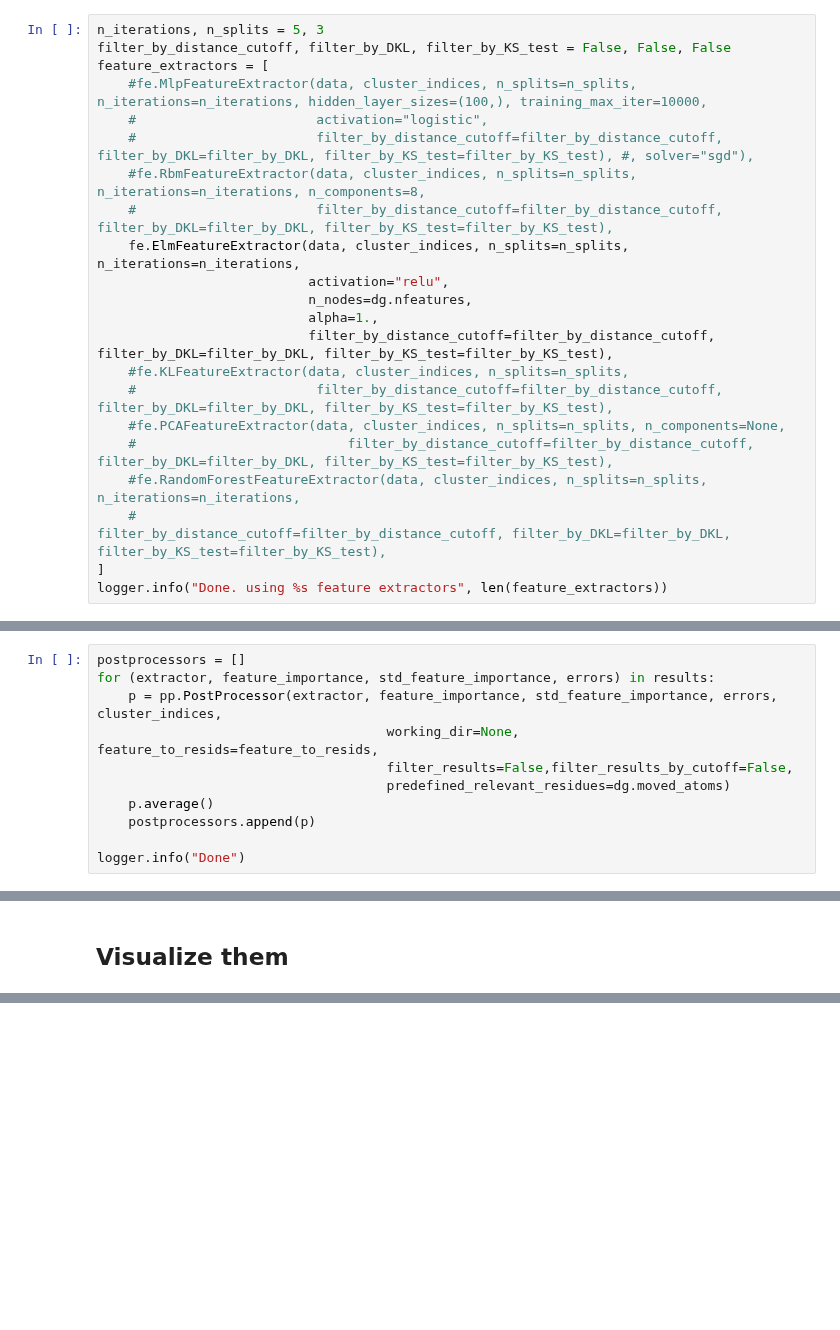
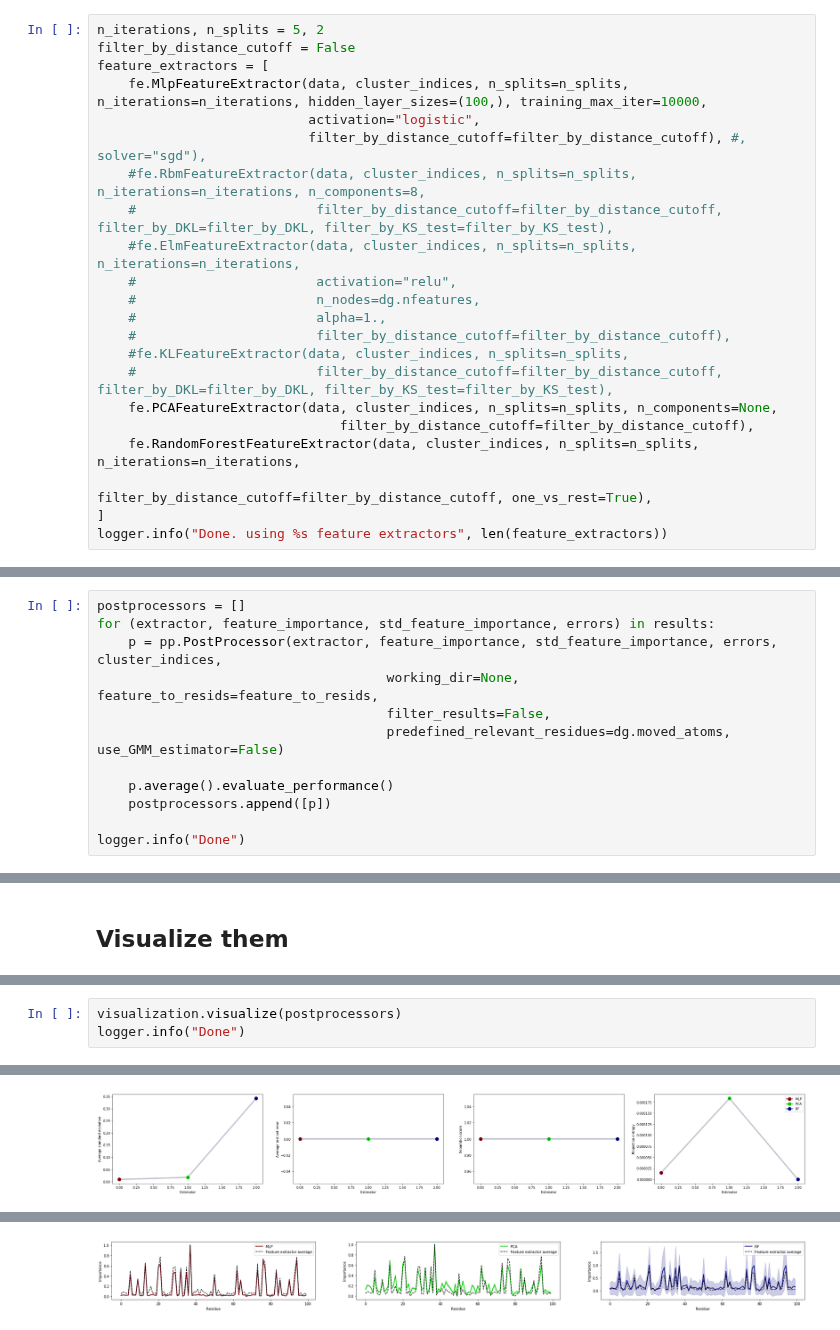
Before and after one commit to mkasimova/Neural.Network.Relevance.Propagation, a Jupyter notebook: random_data.ipynb, the cells around one changed output, grey strips where cells are left out. Drawn from its saved outputs; the diff is of its cells as text; blank space fills up the shorter version.

```diff
--- a/random_data.ipynb
+++ b/random_data.ipynb
@@ -44,25 +57,25 @@ AttributeError: 'DataGenerator' object has no attribute 'moved_atoms'
 
 Every method is encapsulated in a so called FeatureExtractor class which all follow the same interface
 # %%
-n_iterations, n_splits = 5, 3
-filter_by_distance_cutoff, filter_by_DKL, filter_by_KS_test = False, False, False
+n_iterations, n_splits = 5, 2
+filter_by_distance_cutoff = False
 feature_extractors = [
-    #fe.MlpFeatureExtractor(data, cluster_indices, n_splits=n_splits, n_iterations=n_iterations, hidden_layer_sizes=(100,), training_max_iter=10000,
-    #                       activation="logistic",
-    #                       filter_by_distance_cutoff=filter_by_distance_cutoff, filter_by_DKL=filter_by_DKL, filter_by_KS_test=filter_by_KS_test), #, solver="sgd"),
+    fe.MlpFeatureExtractor(data, cluster_indices, n_splits=n_splits, n_iterations=n_iterations, hidden_layer_sizes=(100,), training_max_iter=10000,
+                           activation="logistic",
+                           filter_by_distance_cutoff=filter_by_distance_cutoff), #, solver="sgd"),
     #fe.RbmFeatureExtractor(data, cluster_indices, n_splits=n_splits, n_iterations=n_iterations, n_components=8,
     #                       filter_by_distance_cutoff=filter_by_distance_cutoff, filter_by_DKL=filter_by_DKL, filter_by_KS_test=filter_by_KS_test),
-    fe.ElmFeatureExtractor(data, cluster_indices, n_splits=n_splits, n_iterations=n_iterations,
-                           activation="relu",
-                           n_nodes=dg.nfeatures,
-                           alpha=1.,
-                           filter_by_distance_cutoff=filter_by_distance_cutoff, filter_by_DKL=filter_by_DKL, filter_by_KS_test=filter_by_KS_test),
+    #fe.ElmFeatureExtractor(data, cluster_indices, n_splits=n_splits, n_iterations=n_iterations,
+    #                       activation="relu",
+    #                       n_nodes=dg.nfeatures,
+    #                       alpha=1.,
+    #                       filter_by_distance_cutoff=filter_by_distance_cutoff),
     #fe.KLFeatureExtractor(data, cluster_indices, n_splits=n_splits,
     #                       filter_by_distance_cutoff=filter_by_distance_cutoff, filter_by_DKL=filter_by_DKL, filter_by_KS_test=filter_by_KS_test),
-    #fe.PCAFeatureExtractor(data, cluster_indices, n_splits=n_splits, n_components=None,
-    #                           filter_by_distance_cutoff=filter_by_distance_cutoff, filter_by_DKL=filter_by_DKL, filter_by_KS_test=filter_by_KS_test),
-    #fe.RandomForestFeatureExtractor(data, cluster_indices, n_splits=n_splits, n_iterations=n_iterations,
-    #                                                           filter_by_distance_cutoff=filter_by_distance_cutoff, filter_by_DKL=filter_by_DKL, filter_by_KS_test=filter_by_KS_test),
+    fe.PCAFeatureExtractor(data, cluster_indices, n_splits=n_splits, n_components=None,
+                               filter_by_distance_cutoff=filter_by_distance_cutoff),
+    fe.RandomForestFeatureExtractor(data, cluster_indices, n_splits=n_splits, n_iterations=n_iterations,
+                                                               filter_by_distance_cutoff=filter_by_distance_cutoff, one_vs_rest=True),
 ]
 logger.info("Done. using %s feature extractors", len(feature_extractors))
 # %% [output]
@@ -89,10 +117,11 @@ postprocessors = []
 for (extractor, feature_importance, std_feature_importance, errors) in results:
     p = pp.PostProcessor(extractor, feature_importance, std_feature_importance, errors, cluster_indices,
                                      working_dir=None, feature_to_resids=feature_to_resids,
-                                     filter_results=False,filter_results_by_cutoff=False,
-                                     predefined_relevant_residues=dg.moved_atoms)
-    p.average()
-    postprocessors.append(p)
+                                     filter_results=False,
+                                     predefined_relevant_residues=dg.moved_atoms, use_GMM_estimator=False)
+
+    p.average().evaluate_performance()
+    postprocessors.append([p])
 
 logger.info("Done")
 # %% [output]
@@ -151,0 +169,4 @@ logger.info("Done")
+# %%
+visualization.visualize(postprocessors)
+logger.info("Done")
+# %% [output]
@@ -151,0 +175 @@ logger.info("Done")
+[figure, added]
@@ -151,0 +177 @@ logger.info("Done")
+[figure, added]
```
Also changed, not shown: parts of 8 cells of this notebook, 2 other files.
